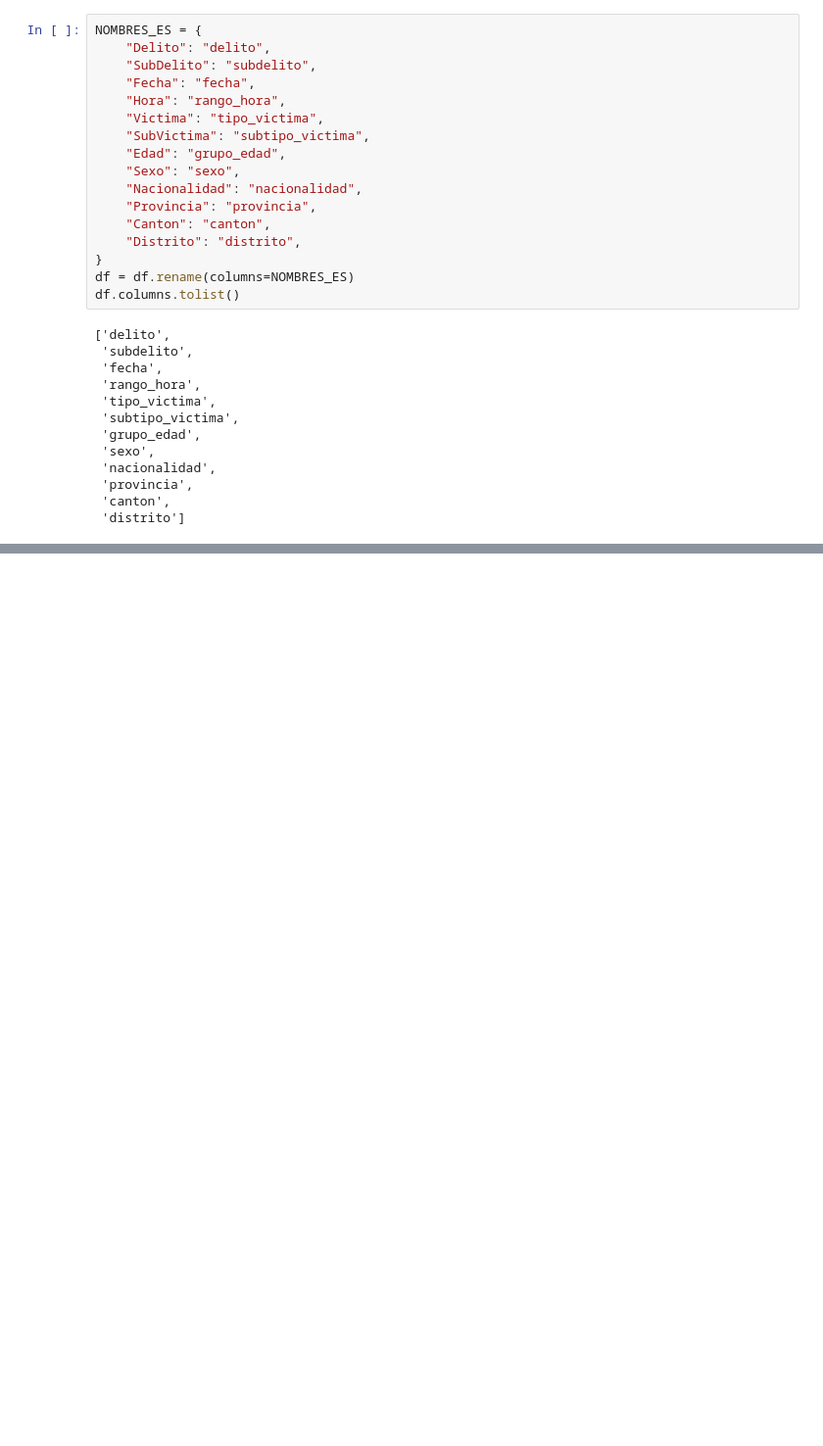
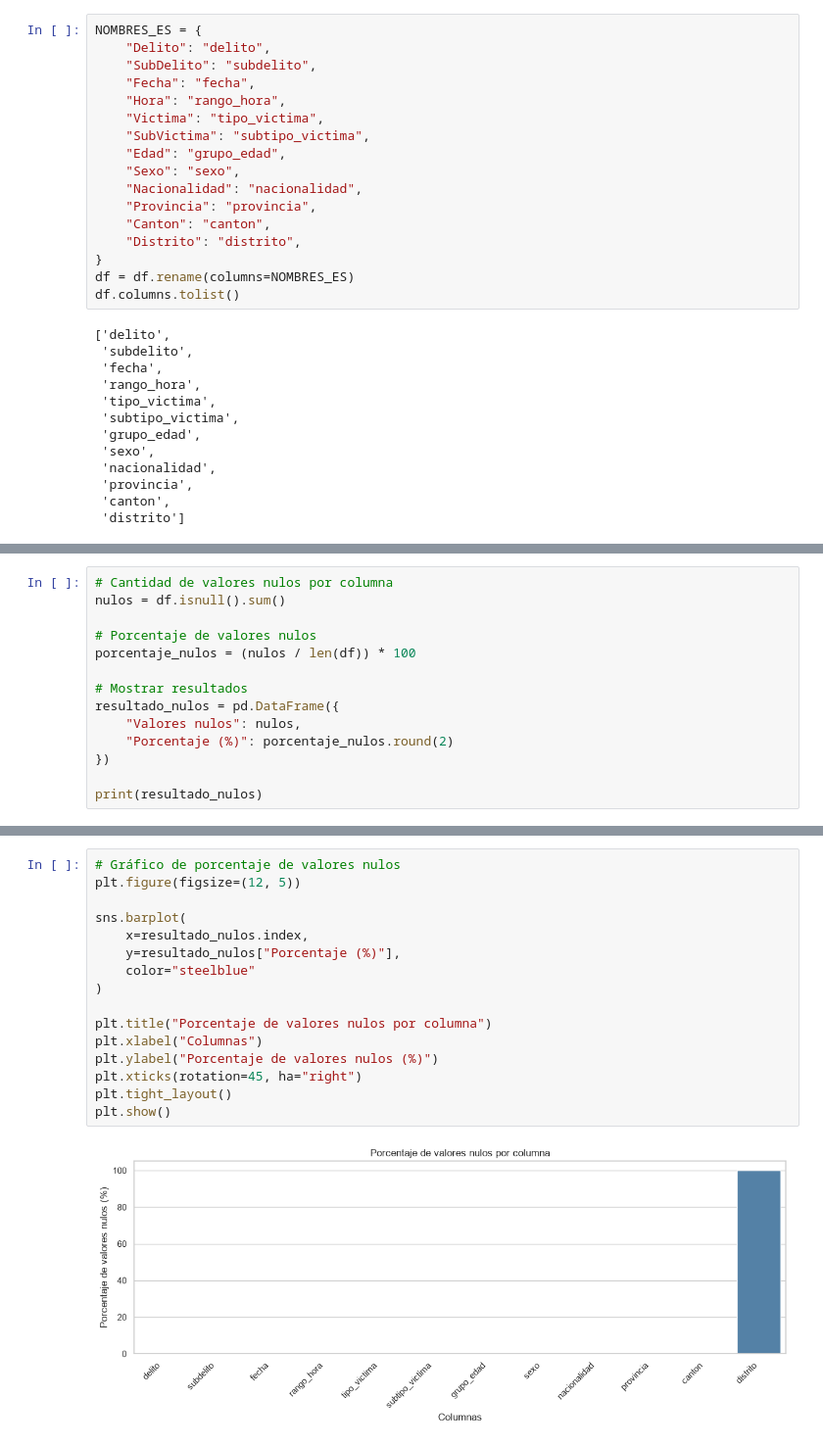
Before and after one commit to xaviferzun/lab4-mineria, a Jupyter notebook: lab4_IC2025.ipynb, the cells around one changed output, grey strips where cells are left out. Shown at 98% size. Drawn from its saved outputs; the diff is of its cells as text; blank space fills up the shorter version.

Commit message:
feat: agregar analisis de nulos, atipicos e imputacion

```diff
--- a/lab4_IC2025.ipynb
+++ b/lab4_IC2025.ipynb
@@ -197,0 +202,14 @@ df.columns.tolist()
+# %%
+# Cantidad de valores nulos por columna
+nulos = df.isnull().sum()
+
+# Porcentaje de valores nulos
+porcentaje_nulos = (nulos / len(df)) * 100
+
+# Mostrar resultados
+resultado_nulos = pd.DataFrame({
+    "Valores nulos": nulos,
+    "Porcentaje (%)": porcentaje_nulos.round(2)
+})
+
+print(resultado_nulos)
@@ -197,0 +230,18 @@ df.columns.tolist()
+# %%
+# Gráfico de porcentaje de valores nulos
+plt.figure(figsize=(12, 5))
+
+sns.barplot(
+    x=resultado_nulos.index,
+    y=resultado_nulos["Porcentaje (%)"],
+    color="steelblue"
+)
+
+plt.title("Porcentaje de valores nulos por columna")
+plt.xlabel("Columnas")
+plt.ylabel("Porcentaje de valores nulos (%)")
+plt.xticks(rotation=45, ha="right")
+plt.tight_layout()
+plt.show()
+# %% [output]
+[figure, added]
```
Also changed, not shown: parts of 18 cells of this notebook.
